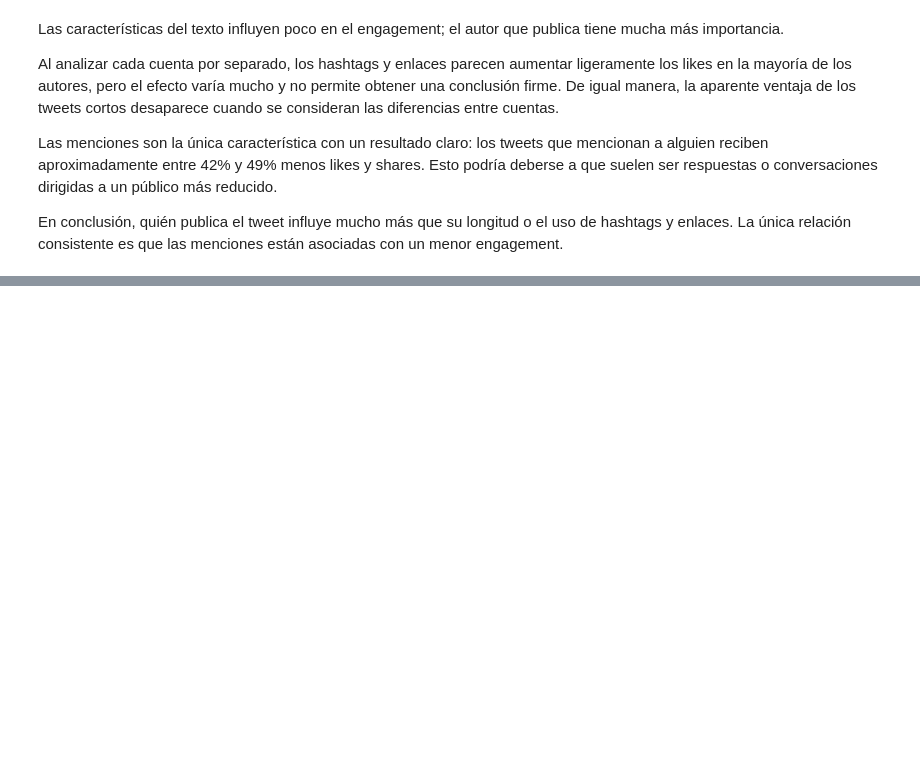
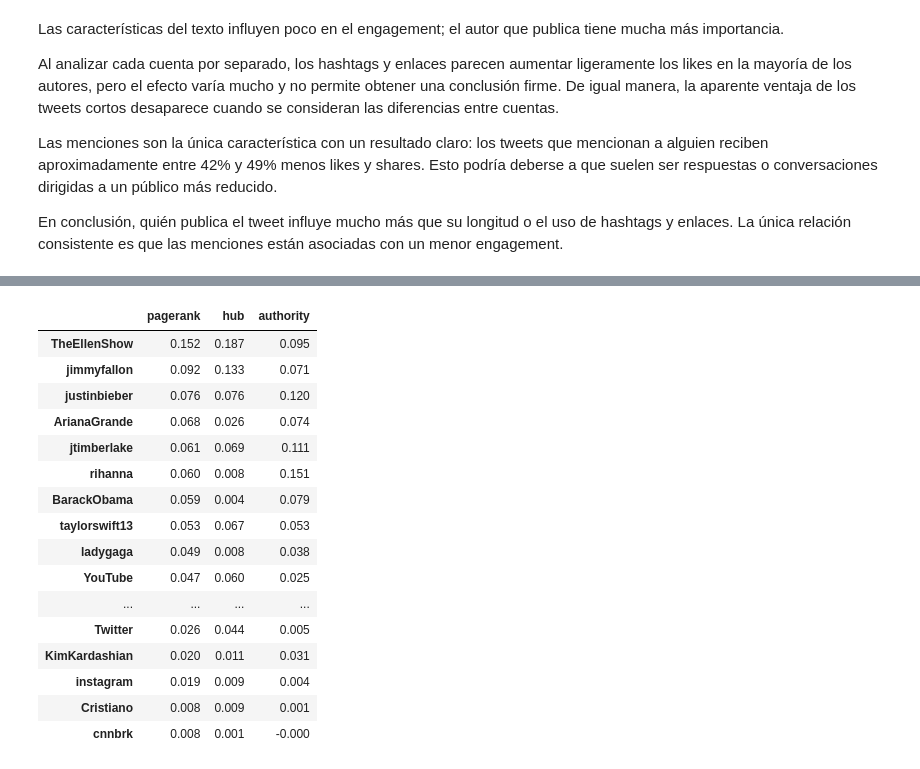
Before and after one commit to ecarcamo/Actividad-Clase-DataScience-Tweets, a Jupyter notebook: notebooks/01_carga_inicial.ipynb, the cells around one changed output, grey strips where cells are left out. Drawn from its saved outputs; the diff is of its cells as text; code cells hidden in the pictures; blank space fills up the shorter version.

```diff
--- a/notebooks/01_carga_inicial.ipynb
+++ b/notebooks/01_carga_inicial.ipynb
@@ -995,0 +1000,20 @@ En conclusión, quién publica el tweet influye mucho más que su longitud o el
+# %%
+import networkx as nx
+from collections import Counter
+
+# Aristas dirigidas: autor -> autor, contando menciones entre las 20 cuentas del dataset
+autores_lower = {a.lower(): a for a in df_clean["author"].unique()}
+
+conteo_aristas = Counter()
+for autor, menciones in zip(df_clean["author"], df_clean["mentions"]):
+    for m in menciones:
+        destino = autores_lower.get(m.lower())
+        if destino is not None and destino != autor:
+            conteo_aristas[(autor, destino)] += 1
+
+aristas = pd.DataFrame(
+    [(a, b, c) for (a, b), c in conteo_aristas.items()], columns=["origen", "destino", "peso"]
+).sort_values("peso", ascending=False).reset_index(drop=True)
+
+print(f"Aristas dirigidas (pares autor->autor con al menos una mención): {len(aristas)}")
+aristas.head(10)
@@ -995,0 +1033,12 @@ En conclusión, quién publica el tweet influye mucho más que su longitud o el
+# %%
+G = nx.DiGraph()
+G.add_nodes_from(df_clean["author"].unique())
+for _, fila in aristas.iterrows():
+    G.add_edge(fila["origen"], fila["destino"], weight=int(fila["peso"]))
+
+print(f"Nodos: {G.number_of_nodes()}")
+print(f"Aristas dirigidas: {G.number_of_edges()}")
+print(f"Densidad: {nx.density(G):.3f}")
+print(f"Fuertemente conexo: {nx.is_strongly_connected(G)}")
+print(f"Debilmente conexo: {nx.is_weakly_connected(G)}")
+print(f"Reciprocidad global: {nx.reciprocity(G):.3f}")
@@ -995,0 +1084,29 @@ En conclusión, quién publica el tweet influye mucho más que su longitud o el
+# %%
+pagerank = nx.pagerank(G, weight="weight")
+hubs, authorities = nx.hits(G, max_iter=1000)
+
+influencia = pd.DataFrame({
+    "pagerank": pagerank,
+    "hub": hubs,
+    "authority": authorities,
+}).sort_values("pagerank", ascending=False)
+
+influencia.round(3)
+# %% [output]
+|  | pagerank | hub | authority |
+| TheEllenShow | 0.152 | 0.187 | 0.095 |
+| jimmyfallon | 0.092 | 0.133 | 0.071 |
+| justinbieber | 0.076 | 0.076 | 0.120 |
+| ArianaGrande | 0.068 | 0.026 | 0.074 |
+| jtimberlake | 0.061 | 0.069 | 0.111 |
+| rihanna | 0.060 | 0.008 | 0.151 |
+| BarackObama | 0.059 | 0.004 | 0.079 |
+| taylorswift13 | 0.053 | 0.067 | 0.053 |
+| ladygaga | 0.049 | 0.008 | 0.038 |
+| YouTube | 0.047 | 0.060 | 0.025 |
+| ... | ... | ... | ... |
+| Twitter | 0.026 | 0.044 | 0.005 |
+| KimKardashian | 0.020 | 0.011 | 0.031 |
+| instagram | 0.019 | 0.009 | 0.004 |
+| Cristiano | 0.008 | 0.009 | 0.001 |
+| cnnbrk | 0.008 | 0.001 | -0.000 |
```
Also changed, not shown: parts of 7 cells of this notebook.
